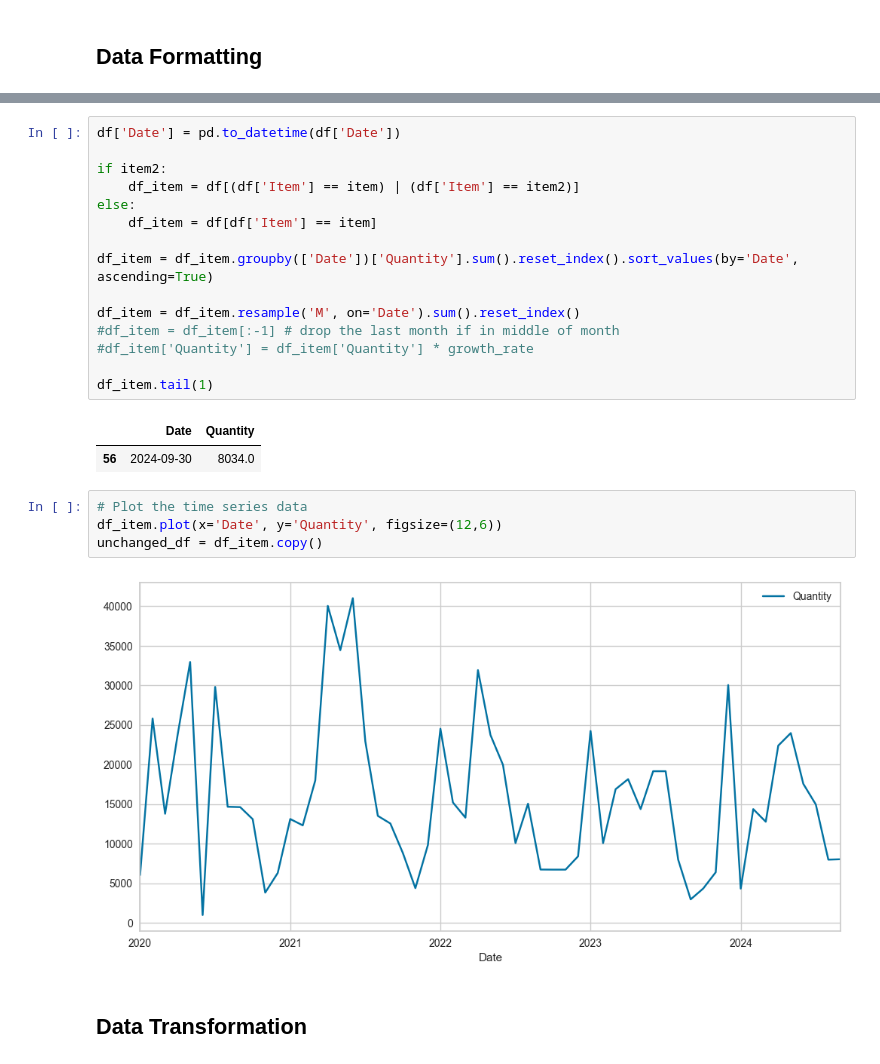
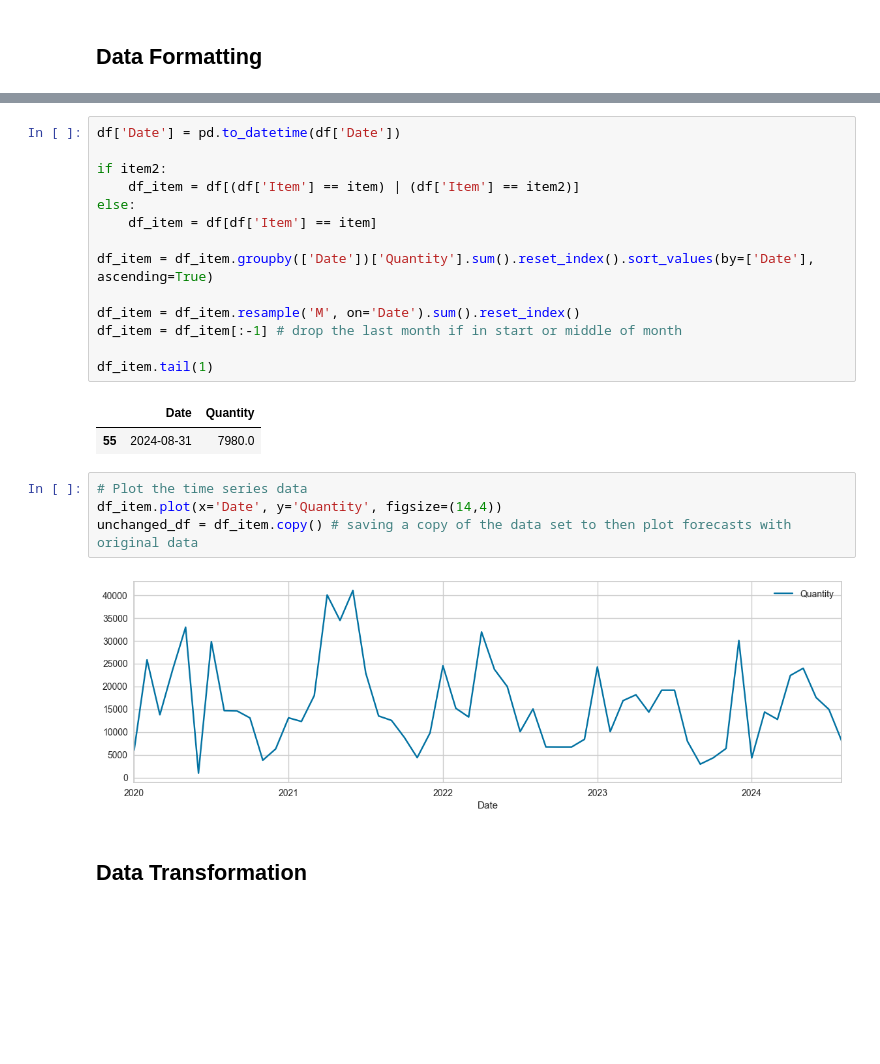
Before and after one commit to claytonshaw/Portfolio, a Jupyter notebook: Work/pycaret_forecasting.ipynb, the cells around one changed output, grey strips where cells are left out. Drawn from its saved outputs; the diff is of its cells as text; blank space fills up the shorter version.

```diff
--- a/Work/pycaret_forecasting.ipynb
+++ b/Work/pycaret_forecasting.ipynb
@@ -58,22 +61,21 @@ if item2:
 else:
     df_item = df[df['Item'] == item]
 
-df_item = df_item.groupby(['Date'])['Quantity'].sum().reset_index().sort_values(by='Date', ascending=True)
+df_item = df_item.groupby(['Date'])['Quantity'].sum().reset_index().sort_values(by=['Date'], ascending=True)
 
 df_item = df_item.resample('M', on='Date').sum().reset_index()
-#df_item = df_item[:-1] # drop the last month if in middle of month
-#df_item['Quantity'] = df_item['Quantity'] * growth_rate
+df_item = df_item[:-1] # drop the last month if in start or middle of month
 
 df_item.tail(1)
 # %% [output]
 |  | Date | Quantity |
-| 56 | 2024-09-30 | 8034.0 |
+| 55 | 2024-08-31 | 7980.0 |
 # %%
 # Plot the time series data
-df_item.plot(x='Date', y='Quantity', figsize=(12,6))
-unchanged_df = df_item.copy()
+df_item.plot(x='Date', y='Quantity', figsize=(14,4))
+unchanged_df = df_item.copy() # saving a copy of the data set to then plot forecasts with original data
 # %% [output]
-[figure, old version]
+[figure, new version]
 # %% [markdown]
 ## Data Transformation
 # %% [markdown]
```
Also changed, not shown: parts of 33 cells of this notebook.
